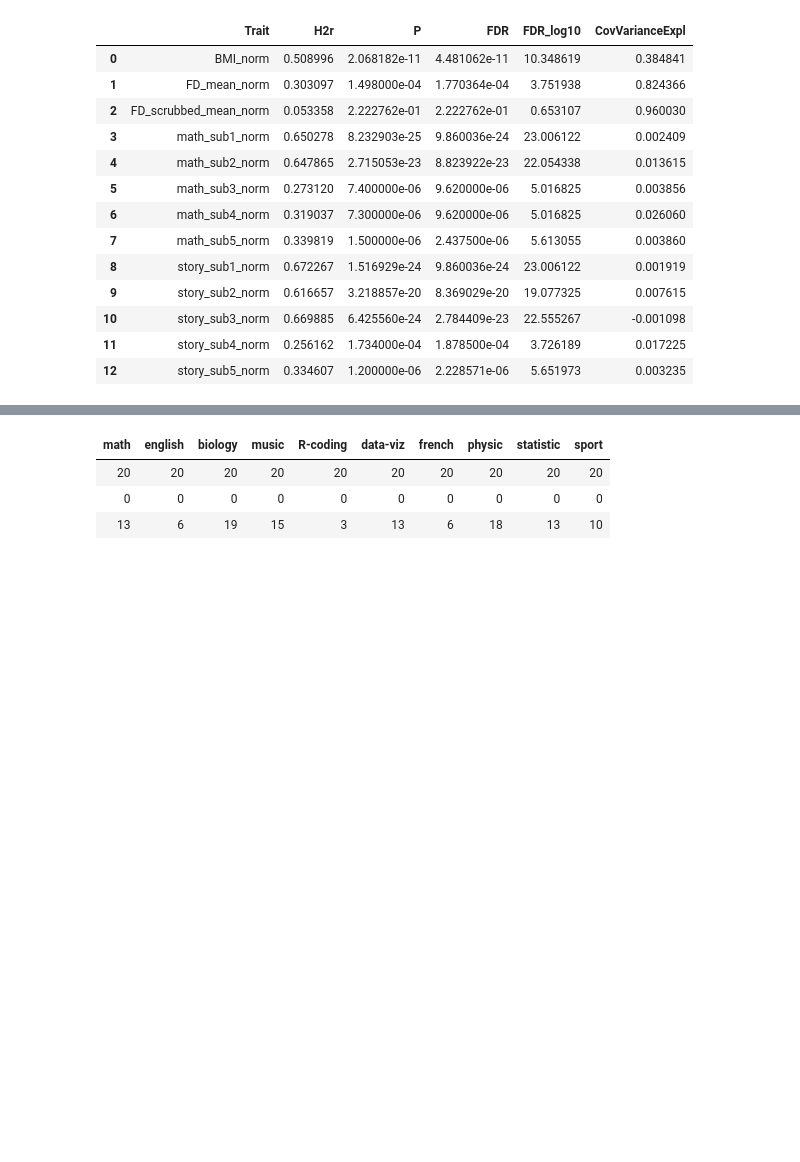
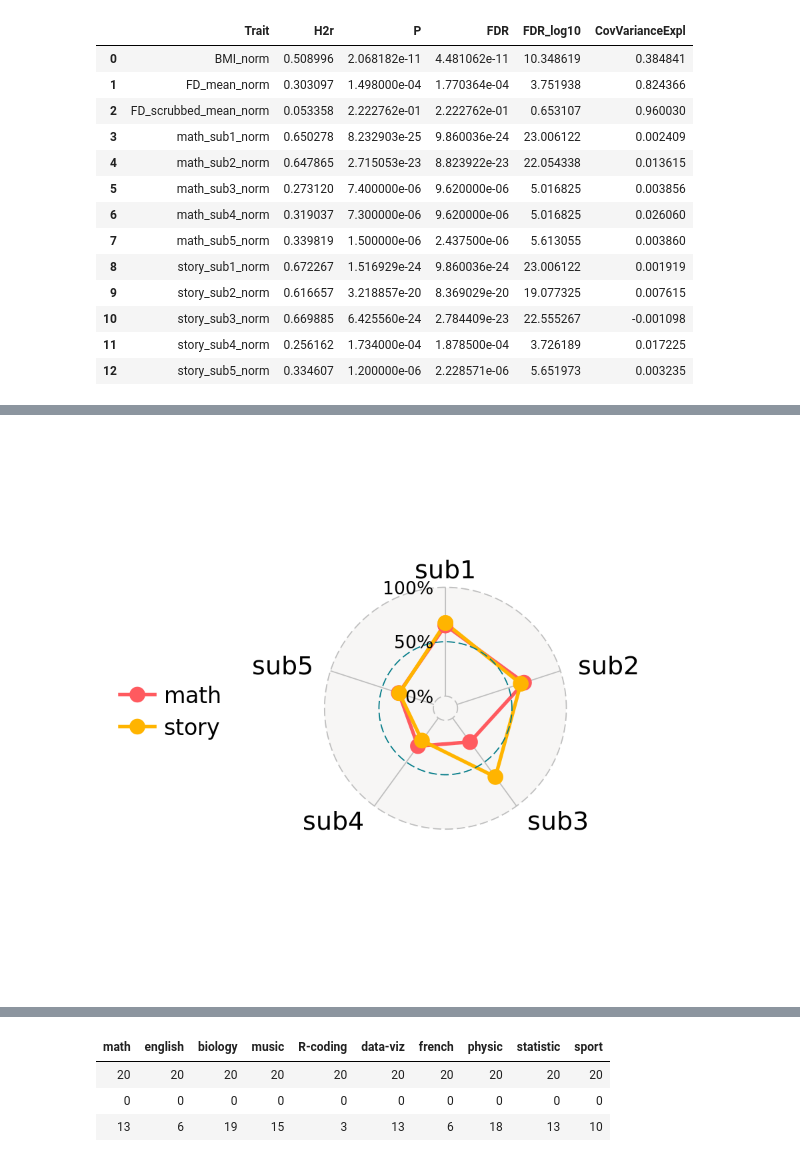
Before and after one commit to SIMEXP/hcp, a Jupyter notebook: hcp_solar_heritability_subtype_language_Exp2.ipynb, the cells around one changed output, grey strips where cells are left out. Cells and saved outputs as stored; diff of their text form; code cells hidden in the pictures; blank space fills up the shorter version.

Commit message:
radar plot

```diff
--- a/hcp_solar_heritability_subtype_language_Exp2.ipynb
+++ b/hcp_solar_heritability_subtype_language_Exp2.ipynb
@@ -487,2 +563,3 @@ out_herit_df.to_csv(os.path.join(out_path,solar_out,h2r_out_file),index=False)
 # %%
 #devtools::install_github("ricardo-bion/ggradar", dependencies=TRUE)
+MyData <- read.csv(file="/home/yassinebha/Drive/HCP/Solar_heritability/HCP_subtype/subtype_5_language_EXP2/h2r_solar_language_spm_EXP2.csv", header=TRUE, sep=",")
@@ -514,0 +576,5 @@ Installing package into ‘/home/yassinebha/R/x86_64-pc-linux-gnu-library/3.3’
+# %%
+# plot radar
+ggradar(MyData)
+# %% [output]
+[figure, added]
```
Also changed, not shown: parts of 16 cells of this notebook.
